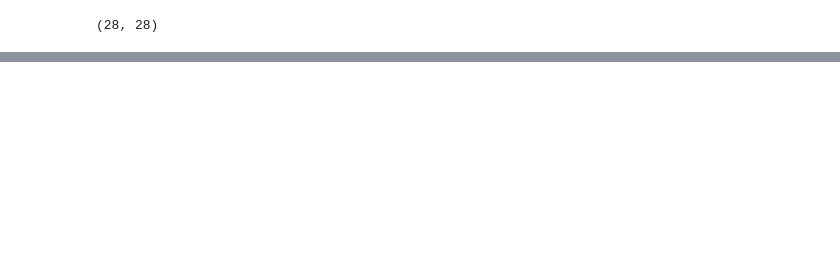
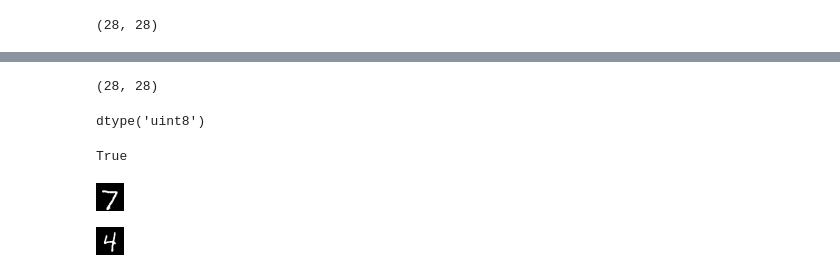
Before and after one commit to rgesteve/scratch, a Jupyter notebook: MNIST_GenData.ipynb, the cells around one changed output, grey strips where cells are left out. Drawn from its saved outputs; the diff is of its cells as text; code cells hidden in the pictures; blank space fills up the shorter version.

```diff
--- a/MNIST_GenData.ipynb
+++ b/MNIST_GenData.ipynb
@@ -135,0 +146,2 @@ img.shape
+# %%
+imgfrom = Image.open("test.png")
@@ -135,0 +150,8 @@ img.shape
+# %%
+arrfrom.shape
+# %% [output]
+(28, 28)
+# %%
+arrfrom.dtype
+# %% [output]
+dtype('uint8')
@@ -135,0 +160,4 @@ img.shape
+# %%
+np.all(arrcheck == arrfrom)
+# %% [output]
+True
@@ -135,0 +166,4 @@ img.shape
+# %%
+display(imgfrom)
+# %% [output]
+[figure, added]
@@ -135,0 +172,4 @@ img.shape
+# %%
+display(img2)
+# %% [output]
+[figure, added]
```
Also changed, not shown: parts of 64 cells of this notebook.
